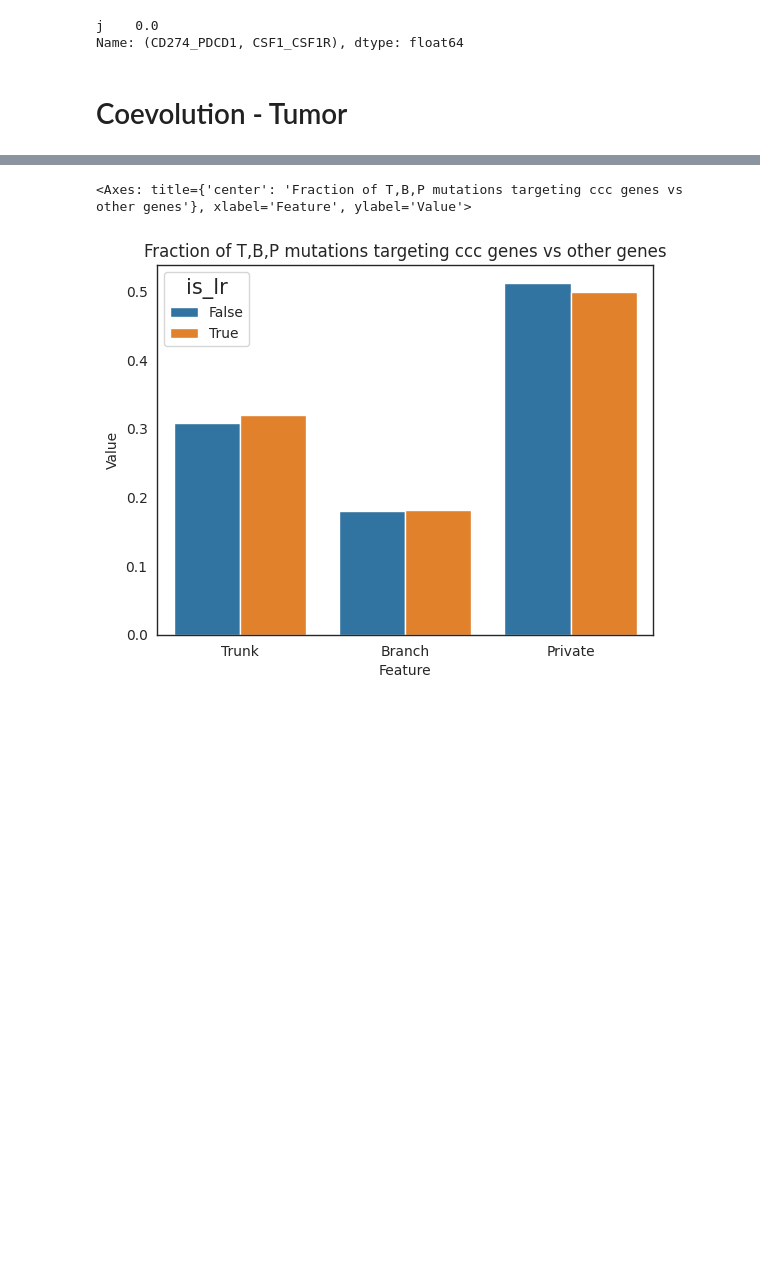
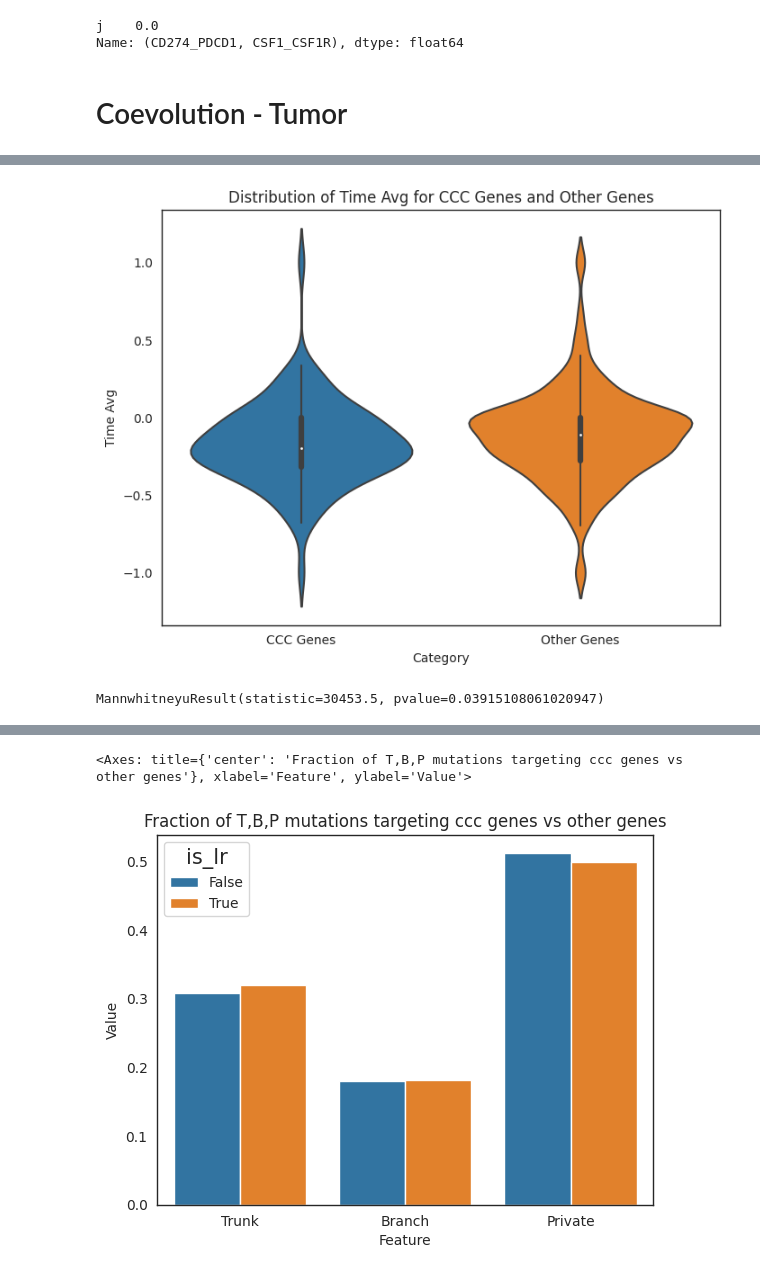
Before and after one commit to lorenzoamir/cci_circuits_paper_2025, a Jupyter notebook: code/notebook.ipynb, the cells around one changed output, grey strips where cells are left out. Saved outputs shown, nothing was run; the diff lists cells and outputs as text; code cells hidden in the pictures; blank space fills up the shorter version.

```diff
--- a/code/notebook.ipynb
+++ b/code/notebook.ipynb
@@ -967,0 +1098,21 @@ total = counts.groupby('unique_id')['count'].sum()
+# %%
+ccc_time_avg = (genes_pivot_ccc['Branch'] - genes_pivot_ccc['Trunk'])
+# %%
+not_ccc_time_avg = (genes_pivot_not_ccc['Branch'] - genes_pivot_not_ccc['Trunk'])
+# %%
+data = pd.DataFrame({
+    'Time Avg': pd.concat([ccc_time_avg, not_ccc_time_avg]),
+    'Category': ['CCC Genes'] * len(ccc_time_avg) + ['Other Genes'] * len(not_ccc_time_avg)
+})
+
+# Plot using Seaborn violin plot
+plt.figure(figsize=(8, 6))
+sns.violinplot(x='Category', y='Time Avg', data=data, split=True)
+plt.title('Distribution of Time Avg for CCC Genes and Other Genes')
+plt.show()
+# %% [output]
+[figure, added]
+# %%
+mannwhitneyu(not_ccc_time_avg, ccc_time_avg, )
+# %% [output]
+MannwhitneyuResult(statistic=30453.5, pvalue=0.03915108061020947)
```
Also changed, not shown: parts of 26 cells of this notebook, 4 other files.
